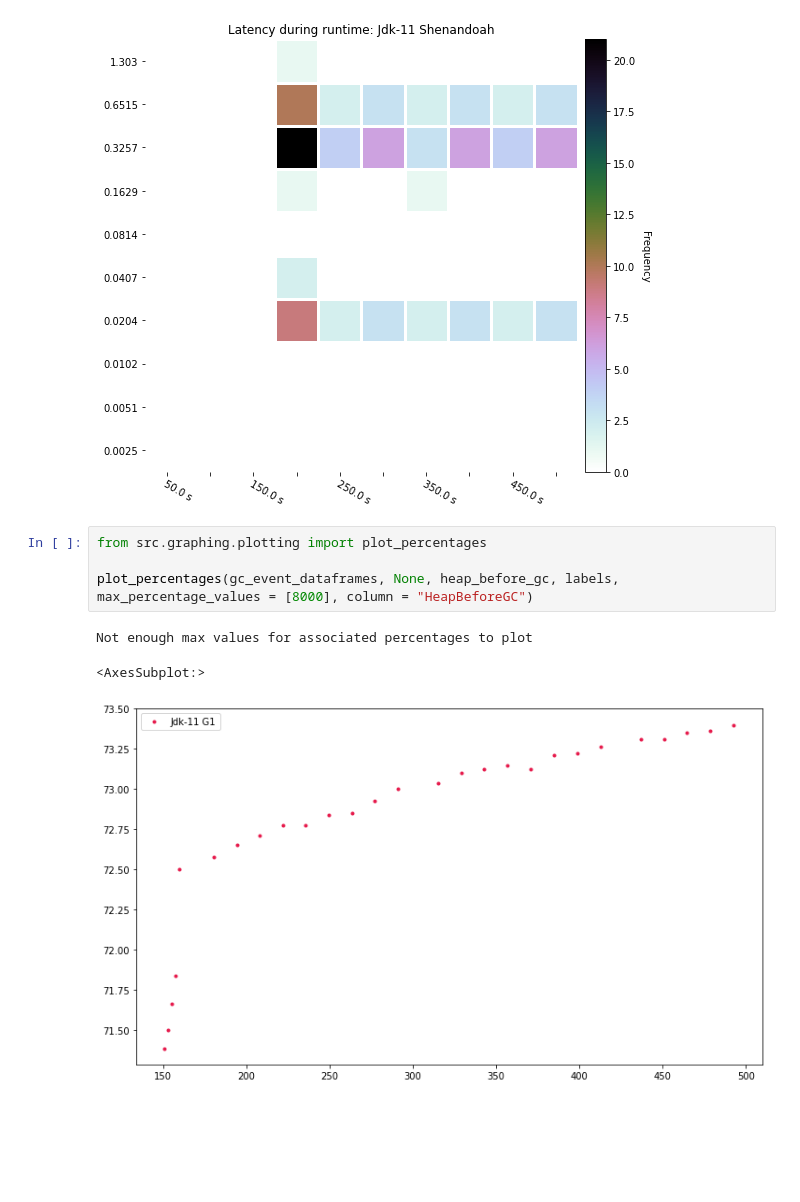
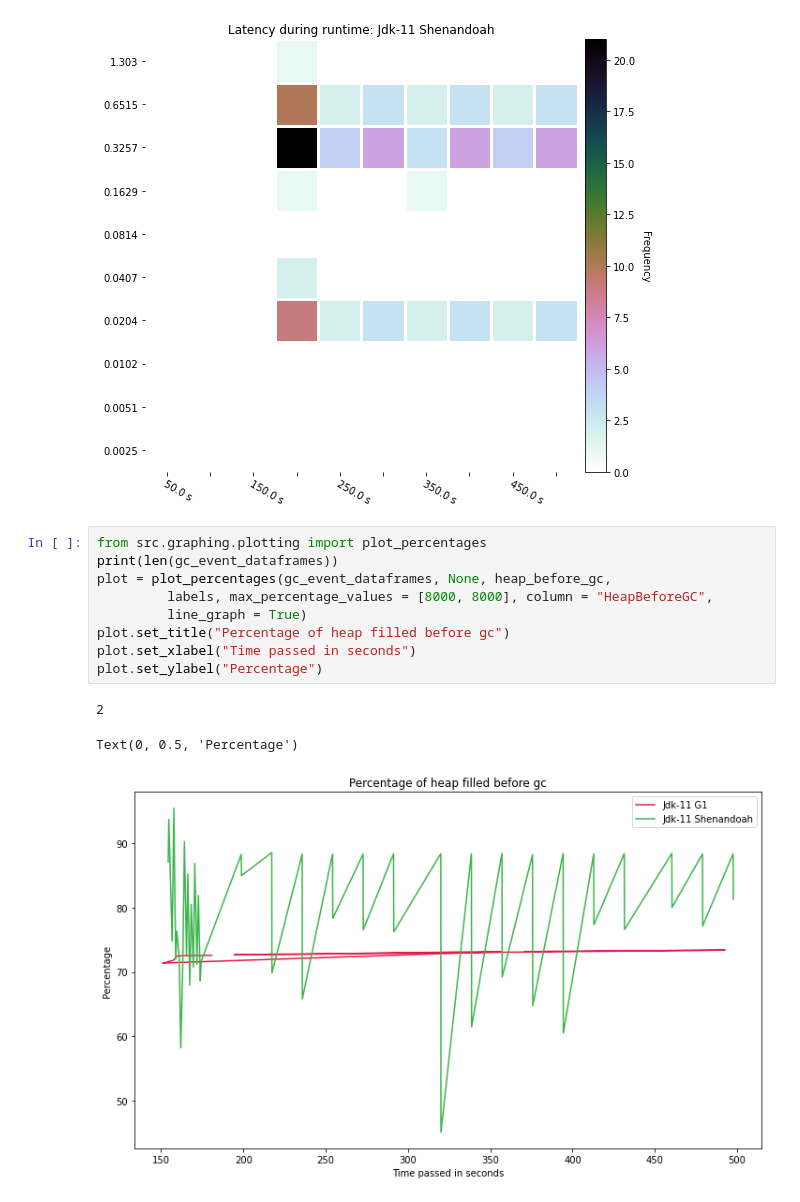
Before and after one commit to apple/GCGC, a Jupyter notebook: src/notebooks/analyze_logs_dev.ipynb, the cells around one changed output. Drawn from its saved outputs; the diff is of its cells as text; blank space fills up the shorter version.

Commit message:
Allow for plotting of percentages, which can be expanded to HeapBeforeGC and HeapAfterGC

```diff
--- a/src/notebooks/analyze_logs_dev.ipynb
+++ b/src/notebooks/analyze_logs_dev.ipynb
@@ -508,9 +508,14 @@ plot_heatmaps_logarithmic(gc_event_dataframes,dimensions, filter_by = pauses_onl
 [figure]
 # %%
 from src.graphing.plotting import plot_percentages
-
-plot_percentages(gc_event_dataframes, None, heap_before_gc, labels, max_percentage_values = [8000], column = "HeapBeforeGC")
+print(len(gc_event_dataframes))
+plot = plot_percentages(gc_event_dataframes, None, heap_before_gc,
+         labels, max_percentage_values = [8000, 8000], column = "HeapBeforeGC",
+         line_graph = True)
+plot.set_title("Percentage of heap filled before gc")
+plot.set_xlabel("Time passed in seconds")
+plot.set_ylabel("Percentage")
 # %% [output]
-Not enough max values for associated percentages to plot
+2
-<AxesSubplot:>
+Text(0, 0.5, 'Percentage')
-[figure, old version]
+[figure, new version]
```
Also changed, not shown: 1 other file.
